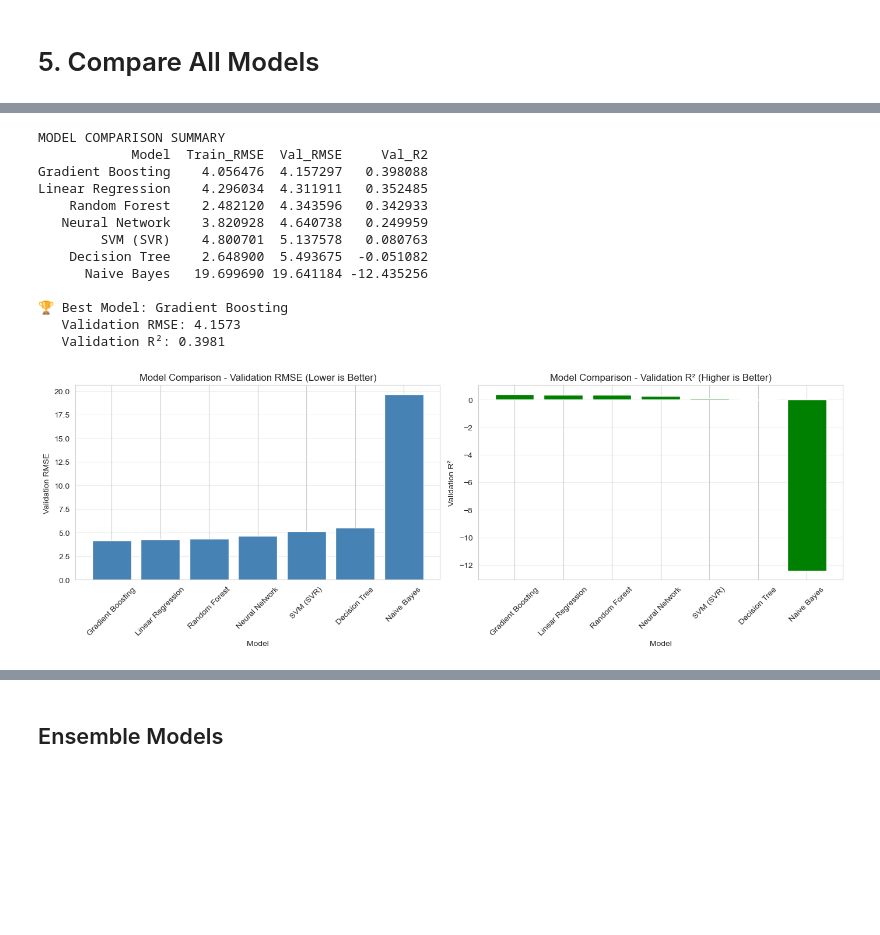
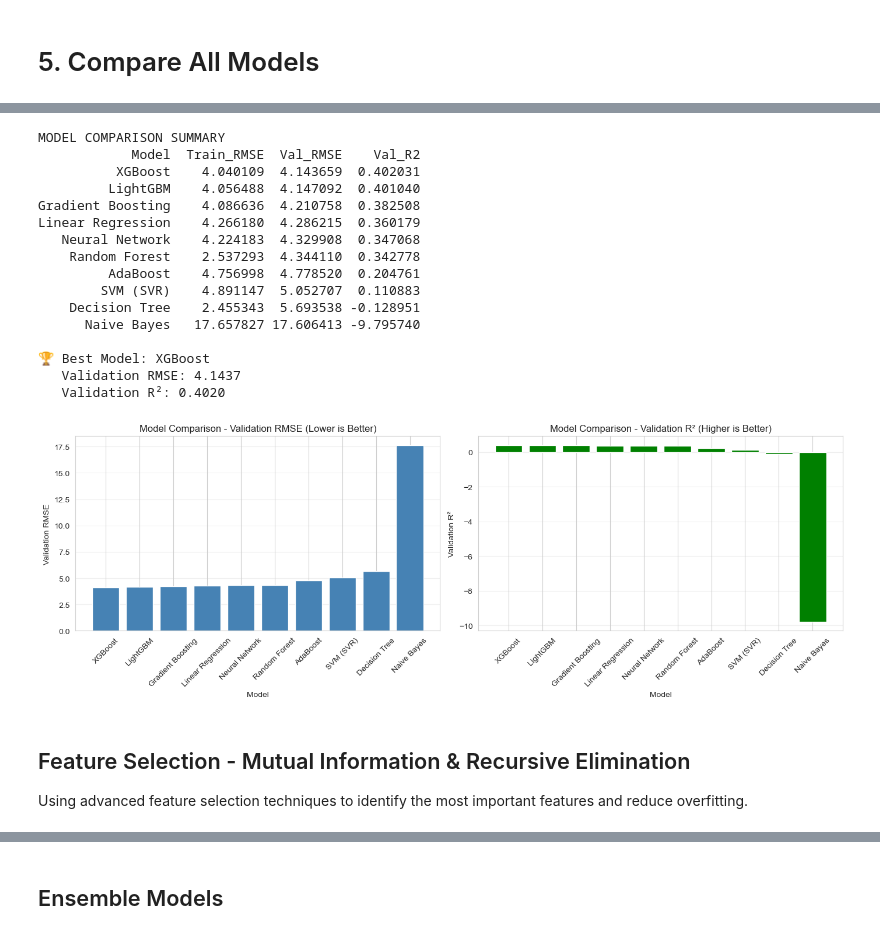
Before and after one commit to CarlosOlvera05/ML-Project-Cow-Milk, a Jupyter notebook: MLProject.ipynb, the cells around one changed output, grey strips where cells are left out. Drawn from its saved outputs; the diff is of its cells as text; code cells hidden in the pictures; blank space fills up the shorter version.

```diff
--- a/MLProject.ipynb
+++ b/MLProject.ipynb
@@ -959,9 +1151,10 @@ print("MODEL 1.5: DECISION TREE")
 
 # Train Decision Tree
 dt_model = DecisionTreeRegressor(
-    max_depth=20,          # Maximum depth of tree
-    min_samples_split=10,  # Minimum samples to split
-    min_samples_leaf=5,    # Minimum samples in leaf
+    max_depth=25,          # Increased depth
+    min_samples_split=8,   # Reduced for more splits
+    min_samples_leaf=3,    # Reduced for finer splits
+    max_features='sqrt',   # Use sqrt features
     random_state=42
 )
 
@@ -1019,9 +1250,13 @@ print("MODEL 3: GRADIENT BOOSTING")
 
 # Train Gradient Boosting
 gb_model = GradientBoostingRegressor(
-    n_estimators=100,
-    learning_rate=0.1,
-    max_depth=5,
+    n_estimators=300,      # Increased for better performance
+    learning_rate=0.03,    # Lower learning rate with more trees
+    max_depth=6,           # Slightly deeper trees
+    min_samples_split=8,   # Added regularization
+    min_samples_leaf=3,    # Added regularization
+    subsample=0.8,         # Use 80% of samples per tree (prevents overfitting)
+    max_features='sqrt',   # Use sqrt features
     random_state=42
 )
 
@@ -1065,7 +1496,7 @@ print("MODEL 2.5: SUPPORT VECTOR REGRESSOR (SVM)")
 # - 10,000 samples: ~2-5 minutes (FAST - current setting)
 # - 20,000 samples: ~5-10 minutes (BALANCED)
 # - 50,000 samples: ~15-30 minutes (SLOW but better results)
-sample_size = min(20000, len(X_train))  # Fast option - change to 20000 or 50000 if needed
+sample_size = min(10000, len(X_train))  # Fast option - change to 20000 or 50000 if needed
 
 np.random.seed(42)  # For reproducibility
 sample_indices = np.random.choice(len(X_train), sample_size, replace=False)
@@ -1416,7 +1947,32 @@ if 'train_rmse_gb' in locals() or 'train_rmse_gb' in globals():
         'Val_R2': val_r2_gb
     })
 
+# XGBoost
+if 'train_rmse_xgb' in locals() or 'train_rmse_xgb' in globals():
+    models_data.append({
+        'Model': 'XGBoost',
+        'Train_RMSE': train_rmse_xgb,
+        'Val_RMSE': val_rmse_xgb,
+        'Val_R2': val_r2_xgb
+    })
 
+# LightGBM
+if 'train_rmse_lgbm' in locals() or 'train_rmse_lgbm' in globals():
+    models_data.append({
+        'Model': 'LightGBM',
+        'Train_RMSE': train_rmse_lgbm,
+        'Val_RMSE': val_rmse_lgbm,
+        'Val_R2': val_r2_lgbm
+    })
+
+# AdaBoost
+if 'train_rmse_ada' in locals() or 'train_rmse_ada' in globals():
+    models_data.append({
+        'Model': 'AdaBoost',
+        'Train_RMSE': train_rmse_ada,
+        'Val_RMSE': val_rmse_ada,
+        'Val_R2': val_r2_ada
+    })
 
 if 'train_rmse_nb' in locals() or 'train_rmse_nb' in globals():
     models_data.append({
@@ -1443,42 +1999,49 @@ print(results.to_string(index=False))
 print(f"\n🏆 Best Model: {results.iloc[0]['Model']}")
 print(f"   Validation RMSE: {results.iloc[0]['Val_RMSE']:.4f}")
 print(f"   Validation R²: {results.iloc[0]['Val_R2']:.4f}")
 
 # Visualize comparison
 import matplotlib.pyplot as plt
 
 fig, axes = plt.subplots(1, 2, figsize=(14, 5))
 
 # RMSE comparison
 axes[0].bar(results['Model'], results['Val_RMSE'], color='steelblue')
 axes[0].set_xlabel('Model')
 axes[0].set_ylabel('Validation RMSE')
 axes[0].set_title('Model Comparison - Validation RMSE (Lower is Better)')
 axes[0].tick_params(axis='x', rotation=45)
 axes[0].grid(axis='y', alpha=0.3)
 
 # R² comparison
 axes[1].bar(results['Model'], results['Val_R2'], color='green')
 axes[1].set_xlabel('Model')
 axes[1].set_ylabel('Validation R²')
 axes[1].set_title('Model Comparison - Validation R² (Higher is Better)')
 axes[1].tick_params(axis='x', rotation=45)
 axes[1].grid(axis='y', alpha=0.3)
 
 plt.tight_layout()
 plt.show()
 # %% [output]
 MODEL COMPARISON SUMMARY
-            Model  Train_RMSE  Val_RMSE     Val_R2
-Gradient Boosting    4.056476  4.157297   0.398088
-Linear Regression    4.296034  4.311911   0.352485
-    Random Forest    2.482120  4.343596   0.342933
-   Neural Network    3.820928  4.640738   0.249959
-        SVM (SVR)    4.800701  5.137578   0.080763
-    Decision Tree    2.648900  5.493675  -0.051082
-      Naive Bayes   19.699690 19.641184 -12.435256
+            Model  Train_RMSE  Val_RMSE    Val_R2
+          XGBoost    4.040109  4.143659  0.402031
+         LightGBM    4.056488  4.147092  0.401040
+Gradient Boosting    4.086636  4.210758  0.382508
+Linear Regression    4.266180  4.286215  0.360179
+   Neural Network    4.224183  4.329908  0.347068
+    Random Forest    2.537293  4.344110  0.342778
+         AdaBoost    4.756998  4.778520  0.204761
+        SVM (SVR)    4.891147  5.052707  0.110883
+    Decision Tree    2.455343  5.693538 -0.128951
+      Naive Bayes   17.657827 17.606413 -9.795740
 
-🏆 Best Model: Gradient Boosting
-   Validation RMSE: 4.1573
-   Validation R²: 0.3981
+🏆 Best Model: XGBoost
+   Validation RMSE: 4.1437
+   Validation R²: 0.4020
-[figure, old version]
+[figure, new version]
+# %% [markdown]
+## Feature Selection - Mutual Information & Recursive Elimination
+
+Using advanced feature selection techniques to identify the most important features and reduce overfitting.
```
Also changed, not shown: parts of 50 cells of this notebook.
